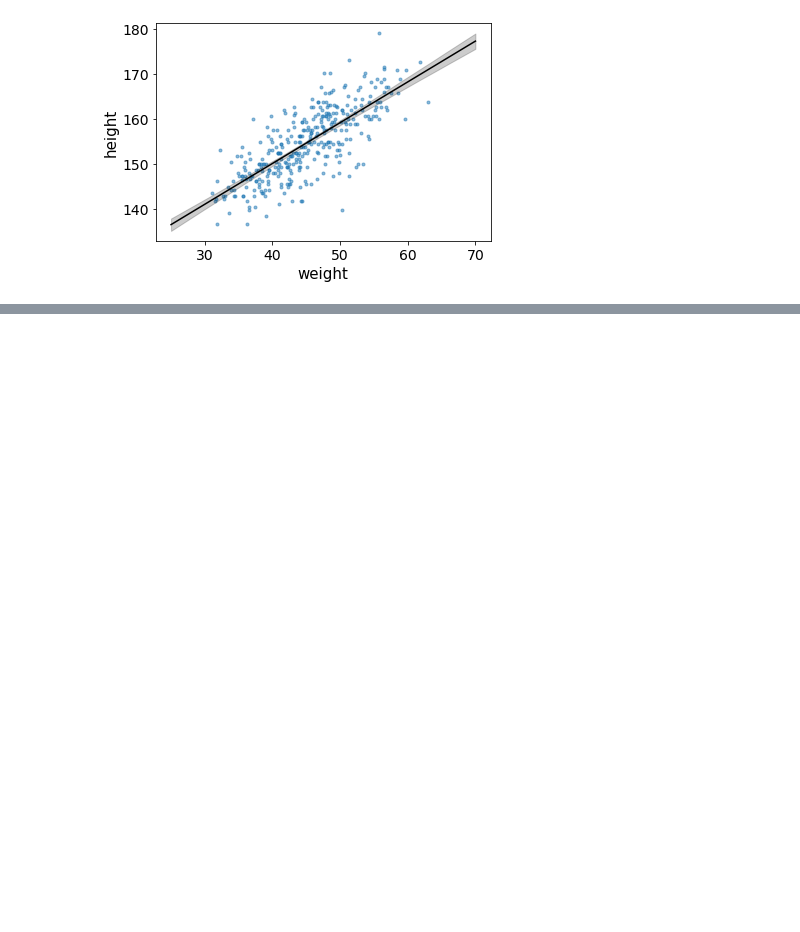
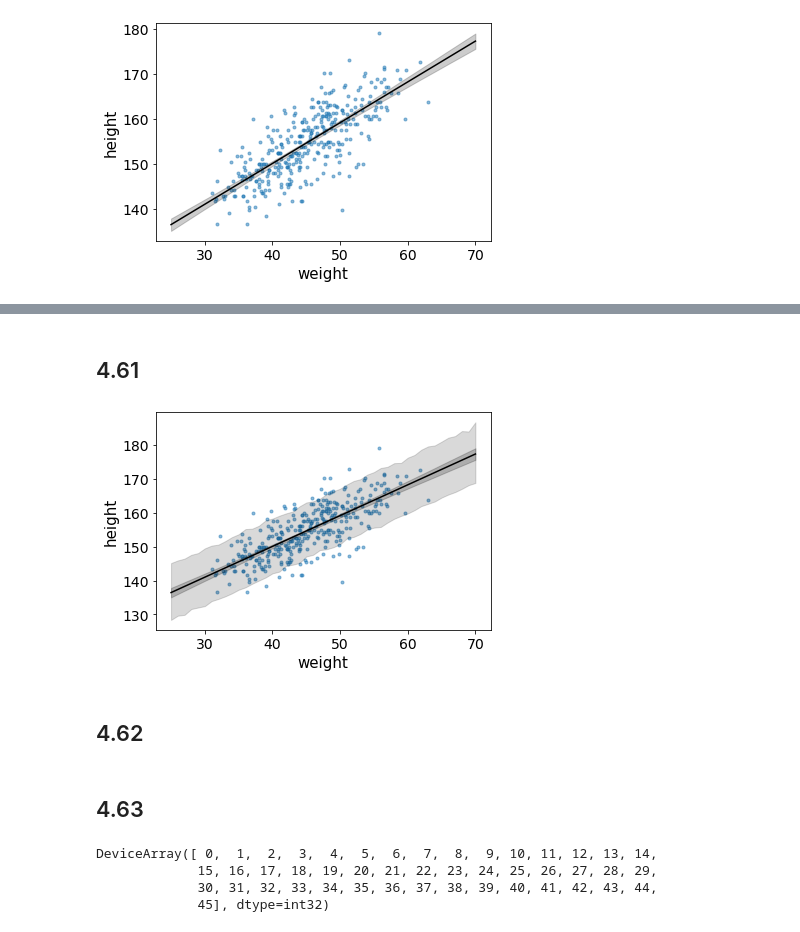
Before and after one commit to 8wgf3b/books, a Jupyter notebook: stat_rethink/Chap4.ipynb, the cells around one changed output, grey strips where cells are left out. Drawn from its saved outputs; the diff is of its cells as text; code cells hidden in the pictures; blank space fills up the shorter version.

Commit message:
4.5 Curve from lines

```diff
--- a/stat_rethink/Chap4.ipynb
+++ b/stat_rethink/Chap4.ipynb
@@ -659,0 +660,3 @@ plt.show()
+# %%
+sim_height = Predictive(m4_3.model, post, return_sites=['height'])(random.PRNGKey(2), weight_seq, None)['height']
+sim_height.shape, list(sim_height[:5, 0])
@@ -659,0 +667,3 @@ plt.show()
+# %%
+sim_height_PI = jnp.percentile(sim_height, q=jnp.array([5.5, 94.5]), axis=0)
+sim_height_PI
@@ -659,0 +691,14 @@ plt.show()
+# %% [markdown]
+## 4.61
+# %%
+az.plot_pair(
+    d2[["weight", "height"]].to_dict(orient="list"), scatter_kwargs={"alpha": 0.5}
+)
+plt.plot(weight_seq, mu_mean, "k")
+plt.fill_between(weight_seq, mu_PI[0], mu_PI[1], color="k", alpha=0.2)
+plt.fill_between(weight_seq, sim_height_PI[0], sim_height_PI[1], color="k", alpha=0.15)
+plt.show()
+# %% [output]
+[figure, added]
+# %% [markdown]
+## 4.62
@@ -659,0 +709,17 @@ plt.show()
+# %% [markdown]
+## 4.63
+# %%
+post = m4_3.sample_posterior(random.PRNGKey(1), p4_3, (1000,))
+weight_seq = jnp.arange(25, 71)
+sim_height = vmap(
+    lambda i, weight: dist.Normal(
+        post["a"] + post["b"] * (weight - xbar), post["sigma"]
+    ).sample(random.PRNGKey(i))
+)(jnp.arange(len(weight_seq)), weight_seq).T
+height_PI = jnp.percentile(sim_height, q=jnp.array([5.5, 94.5]), axis=0)
+jnp.arange(len(weight_seq))
+# %% [output]
+DeviceArray([ 0,  1,  2,  3,  4,  5,  6,  7,  8,  9, 10, 11, 12, 13, 14,
+             15, 16, 17, 18, 19, 20, 21, 22, 23, 24, 25, 26, 27, 28, 29,
+             30, 31, 32, 33, 34, 35, 36, 37, 38, 39, 40, 41, 42, 43, 44,
+             45], dtype=int32)
```
Also changed, not shown: parts of 7 cells of this notebook.
